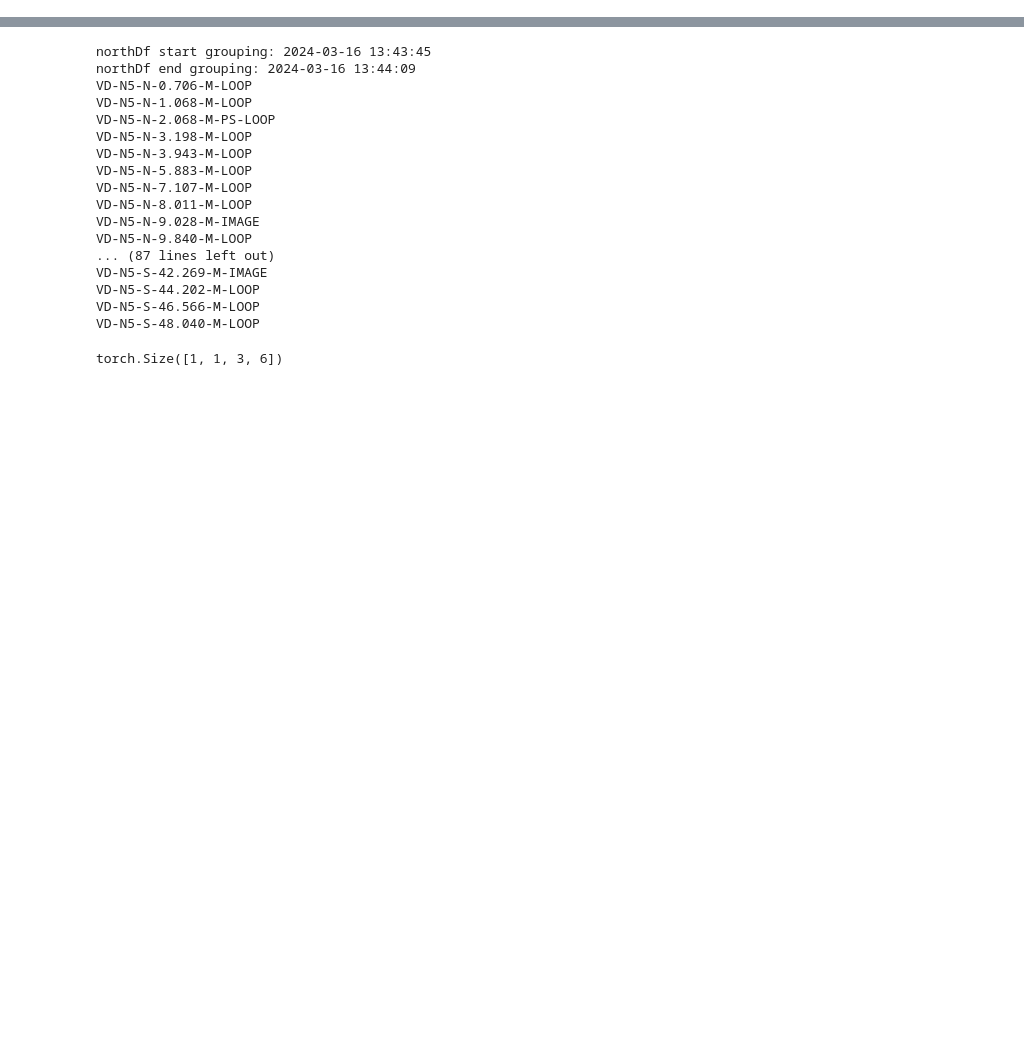
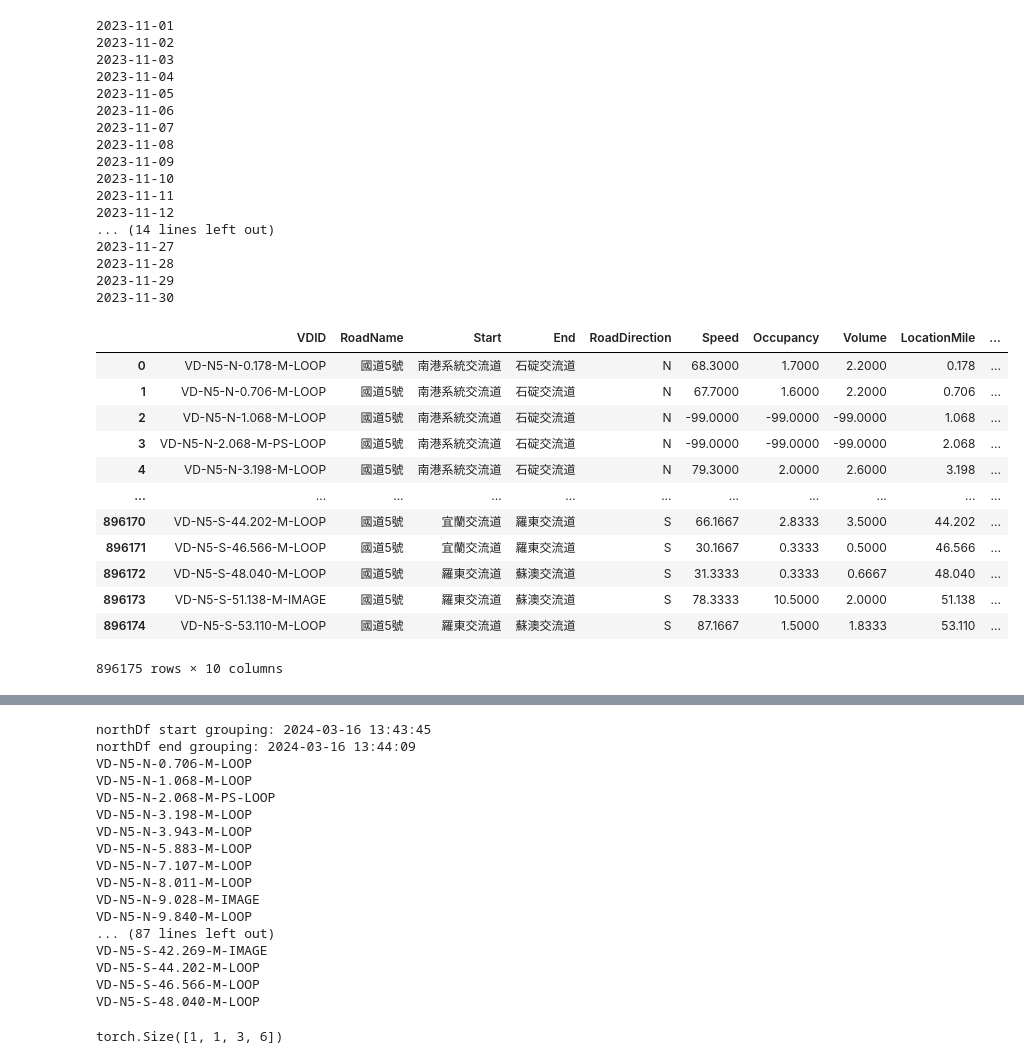
Before and after one commit to chhuang17/hwyTrafficPred, a Jupyter notebook: createDataset.ipynb, the cells around one changed output, grey strips where cells are left out. Drawn from its saved outputs; the diff is of its cells as text; code cells hidden in the pictures; blank space fills up the shorter version.

```diff
--- a/createDataset.ipynb
+++ b/createDataset.ipynb
@@ -272,13 +272,44 @@ def genTensors(speeds: list, vols: list) -> list:
 #     feather.write_dataframe(dataframes, dest=f"./dataset/{date[:7].replace('-','')}.feather")
 # %%
 dataframes = []
-dateList = list(map(lambda x: datetime.strftime(x, '%Y-%m-%d'), list(pd.date_range('2023-08-01', '2023-08-31'))))
+dateList = list(map(lambda x: datetime.strftime(x, '%Y-%m-%d'), list(pd.date_range('2023-11-01', '2023-11-30'))))
 for date in dateList:
     print(date)
     dataframes.append(getRollingMeanDaily(date))
 dataframes = pd.concat(dataframes).reset_index(drop=True)
 display(dataframes)
-feather.write_dataframe(dataframes, dest='./dataset/202308.feather')
+feather.write_dataframe(dataframes, dest='./dataset/202311.feather')
+# %% [output]
+2023-11-01
+2023-11-02
+2023-11-03
+2023-11-04
+2023-11-05
+2023-11-06
+2023-11-07
+2023-11-08
+2023-11-09
+2023-11-10
+2023-11-11
+2023-11-12
+... (14 lines left out)
+2023-11-27
+2023-11-28
+2023-11-29
+2023-11-30
+|  | VDID | RoadName | Start | End | RoadDirection | Speed | Occupancy | Volume | LocationMile | ... |
+| 0 | VD-N5-N-0.178-M-LOOP | 國道5號 | 南港系統交流道 | 石碇交流道 | N | 68.3000 | 1.7000 | 2.2000 | 0.178 | ... |
+| 1 | VD-N5-N-0.706-M-LOOP | 國道5號 | 南港系統交流道 | 石碇交流道 | N | 67.7000 | 1.6000 | 2.2000 | 0.706 | ... |
+| 2 | VD-N5-N-1.068-M-LOOP | 國道5號 | 南港系統交流道 | 石碇交流道 | N | -99.0000 | -99.0000 | -99.0000 | 1.068 | ... |
+| 3 | VD-N5-N-2.068-M-PS-LOOP | 國道5號 | 南港系統交流道 | 石碇交流道 | N | -99.0000 | -99.0000 | -99.0000 | 2.068 | ... |
+| 4 | VD-N5-N-3.198-M-LOOP | 國道5號 | 南港系統交流道 | 石碇交流道 | N | 79.3000 | 2.0000 | 2.6000 | 3.198 | ... |
+| ... | ... | ... | ... | ... | ... | ... | ... | ... | ... | ... |
+| 896170 | VD-N5-S-44.202-M-LOOP | 國道5號 | 宜蘭交流道 | 羅東交流道 | S | 66.1667 | 2.8333 | 3.5000 | 44.202 | ... |
+| 896171 | VD-N5-S-46.566-M-LOOP | 國道5號 | 宜蘭交流道 | 羅東交流道 | S | 30.1667 | 0.3333 | 0.5000 | 46.566 | ... |
+| 896172 | VD-N5-S-48.040-M-LOOP | 國道5號 | 羅東交流道 | 蘇澳交流道 | S | 31.3333 | 0.3333 | 0.6667 | 48.040 | ... |
+| 896173 | VD-N5-S-51.138-M-IMAGE | 國道5號 | 羅東交流道 | 蘇澳交流道 | S | 78.3333 | 10.5000 | 2.0000 | 51.138 | ... |
+| 896174 | VD-N5-S-53.110-M-LOOP | 國道5號 | 羅東交流道 | 蘇澳交流道 | S | 87.1667 | 1.5000 | 1.8333 | 53.110 | ... |
+896175 rows × 10 columns
 # %%
 df = []
 for filename in os.listdir('./dataset')[1:]:
```
